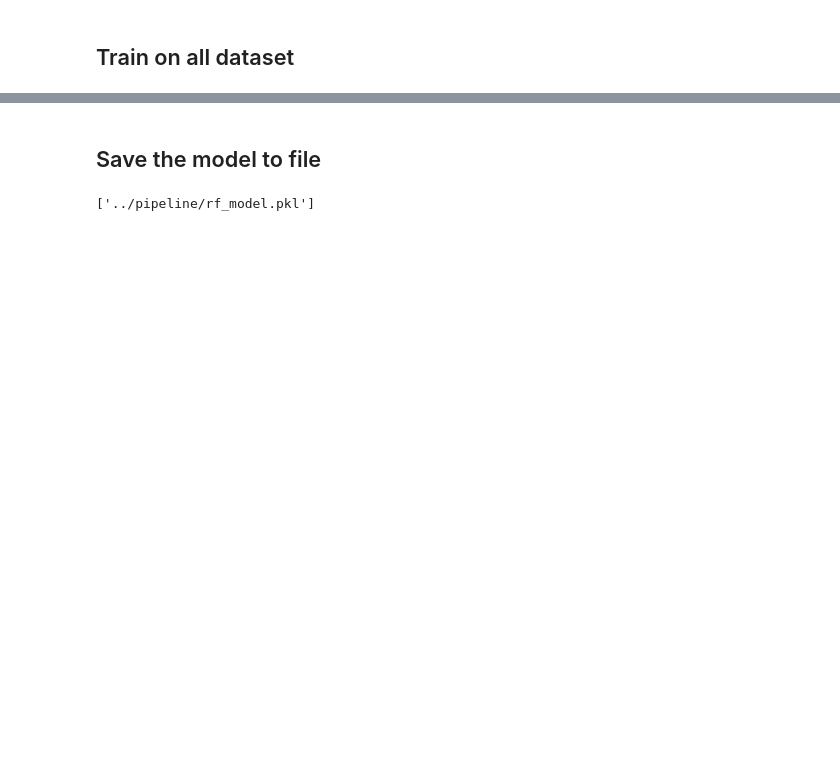
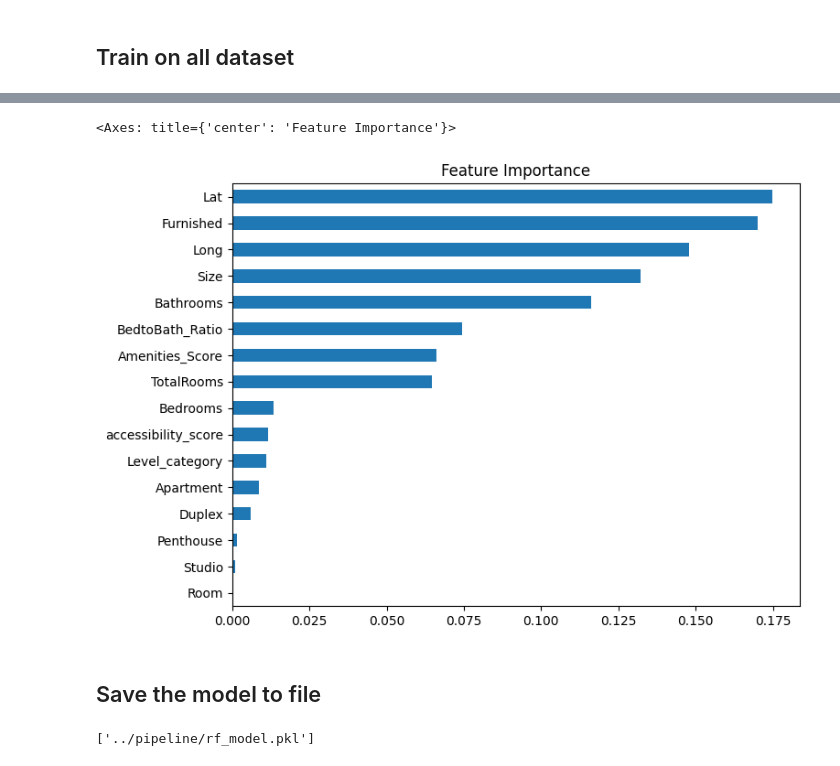
Before and after one commit to mu57f4/Cairo_Houses_Rent, a Jupyter notebook: notebooks/rf.ipynb, the cells around one changed output, grey strips where cells are left out. Drawn from its saved outputs; the diff is of its cells as text; code cells hidden in the pictures; blank space fills up the shorter version.

Commit message:
added feat importance plot

```diff
--- a/notebooks/rf.ipynb
+++ b/notebooks/rf.ipynb
@@ -144,3 +144,10 @@ R2:0.7046
+# %%
+pd.DataFrame(best_rf_model.feature_importances_, index=X.columns, columns=['importance']) \
+    .sort_values('importance', ascending=True) \
+    .plot(kind='barh', figsize=(8, 6), title='Feature Importance', legend=False)
+# %% [output]
+<Axes: title={'center': 'Feature Importance'}>
+[figure, added]
 # %% [markdown]
 ## Save the model to file
 # %%
```
Also changed, not shown: parts of 4 cells of this notebook.
